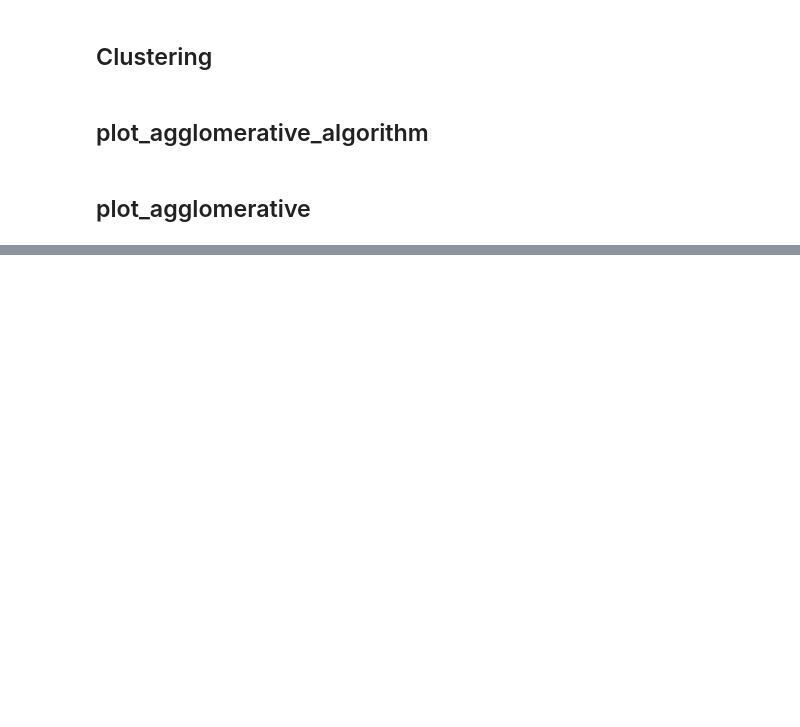
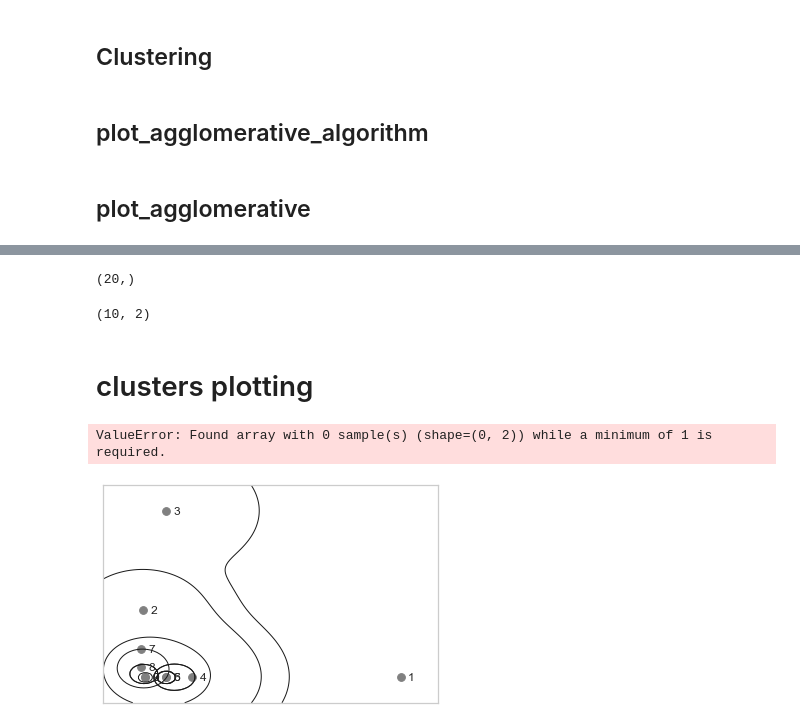
Before and after one commit to trevohearn/nyc-mhtn-ds-010620-lectures, a Jupyter notebook: Final_Project/AppPlatformAnalysis.ipynb, the cells around one changed output, grey strips where cells are left out. Saved outputs shown, nothing was run; the diff lists cells and outputs as text; code cells hidden in the pictures; blank space fills up the shorter version.

```diff
--- a/Final_Project/AppPlatformAnalysis.ipynb
+++ b/Final_Project/AppPlatformAnalysis.ipynb
@@ -1277,9 +1402,9 @@ def plot_agglomerative_algorithm():
 # %% [markdown]
 ## plot_agglomerative
 # %%
-def plot_agglomerative():
-    X, y = make_blobs(random_state=0, n_samples=12)
-    agg = AgglomerativeClustering(n_clusters=3)
+def plot_agglomerative(agg, X, y):
+    #X, y = make_blobs(random_state=0, n_samples=12)
+    #agg = AgglomerativeClustering(n_clusters=10)
 
     eps = X.std() / 2.
 
@@ -1319,0 +1528,4 @@ def plot_agglomerative():
+# %%
+scaler1 = StandardScaler()
+# %%
+scaler_results = scaler1.fit_transform(df_g[['Installs', 'Reviews']].iloc[:10])
@@ -1319,0 +1545,22 @@ def plot_agglomerative():
+# %%
+#two dimensional array
+a1 = np.array(df_g.Installs.head(12))
+a2 = np.array(df_g.Reviews.head(12))
+a3 = np.array([a1, a2])
+a4 = np.array(df_g.target.iloc[:12])
+# %%
+a4.shape
+# %% [output]
+(20,)
+# %%
+scaler_results.shape
+# %% [output]
+(10, 2)
+# %% [markdown]
+# clusters plotting
+# %%
+agg = AgglomerativeClustering(n_clusters=20)
+plot_agglomerative(agg, scaler_results, a4)
+# %% [output]
+ValueError: Found array with 0 sample(s) (shape=(0, 2)) while a minimum of 1 is required.
+[figure, added]
```
Also changed, not shown: parts of 152 cells of this notebook, 2 other files.
